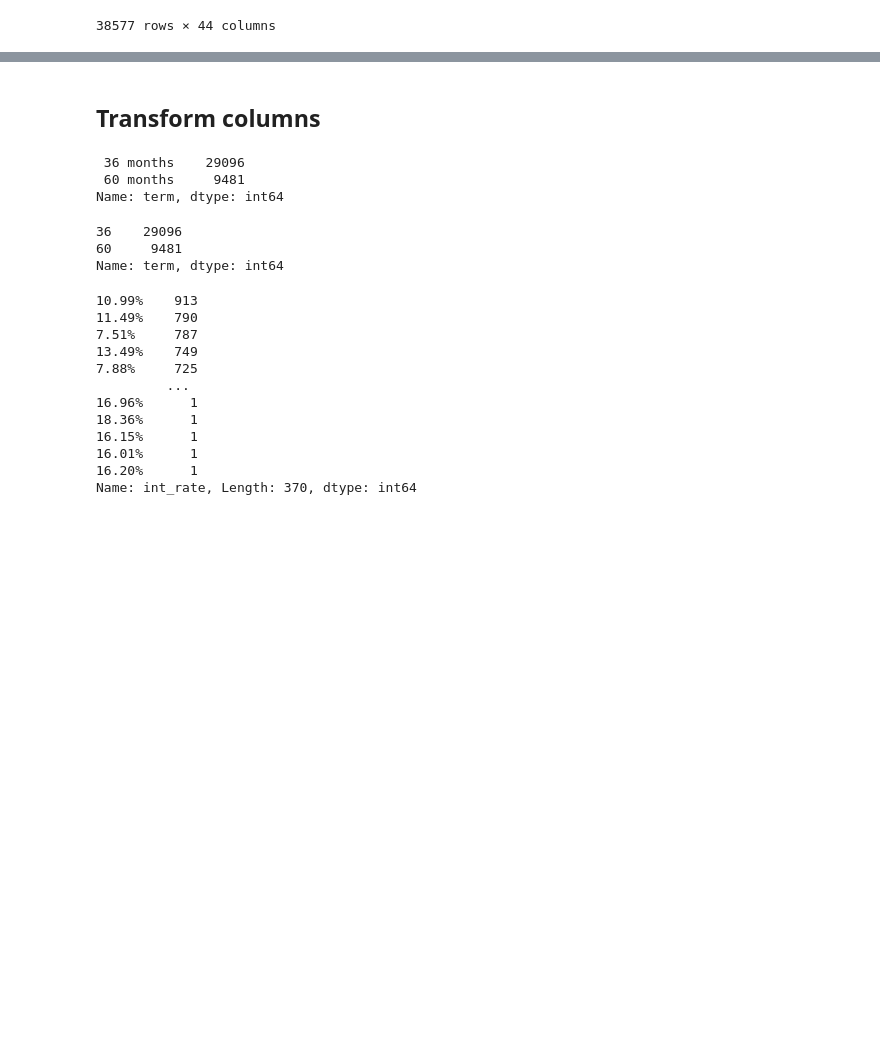
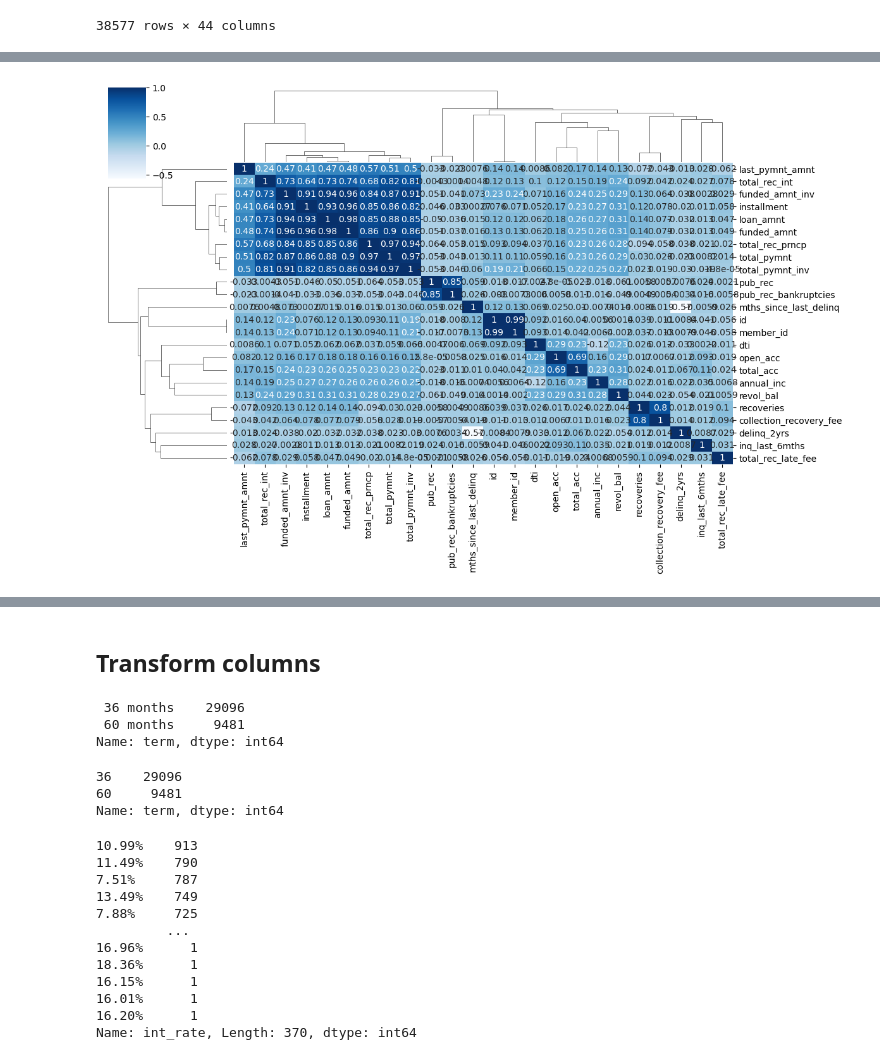
Before and after one commit to cuonghv0298/LendingClubCaseStudy, a Jupyter notebook: eda.ipynb, the cells around one changed output, grey strips where cells are left out. Saved outputs shown, nothing was run; the diff lists cells and outputs as text; code cells hidden in the pictures; blank space fills up the shorter version.

```diff
--- a/eda.ipynb
+++ b/eda.ipynb
@@ -200 +189,8 @@ df.columns.to_list()
+# %%
+# base on Correlation Matrix to find similar-meaning-column-group
+corr = df.corr()
+sns.clustermap(corr, annot=True, figsize=(12, 8), cmap="Blues")
+plt.show()
+# %% [output]
+[figure, added]
 # %%
```
Also changed, not shown: parts of 43 cells of this notebook.
